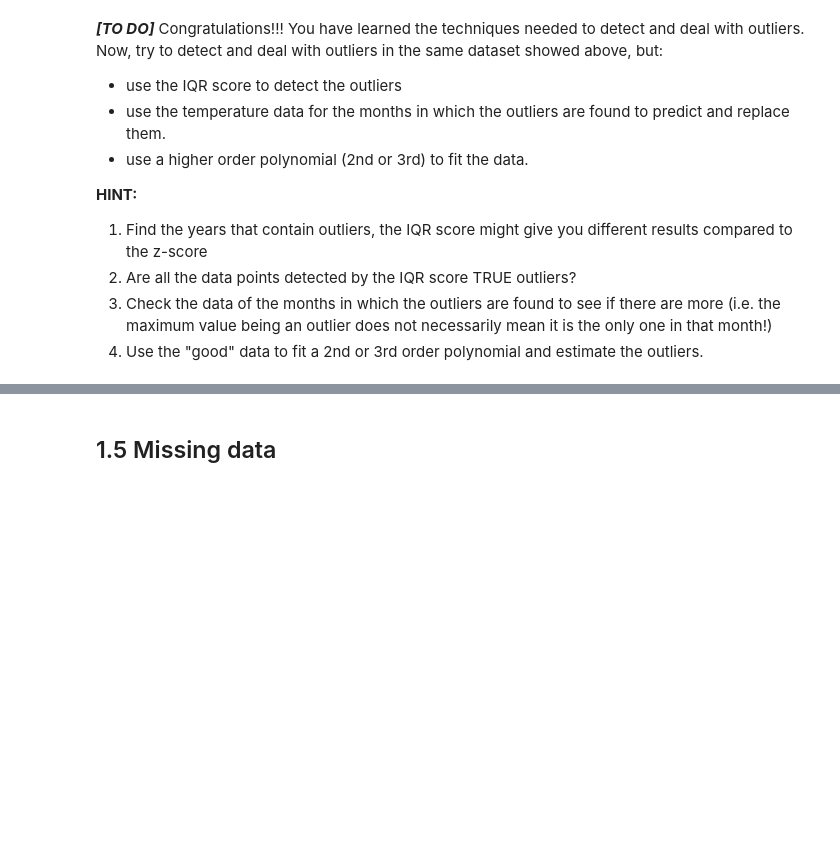
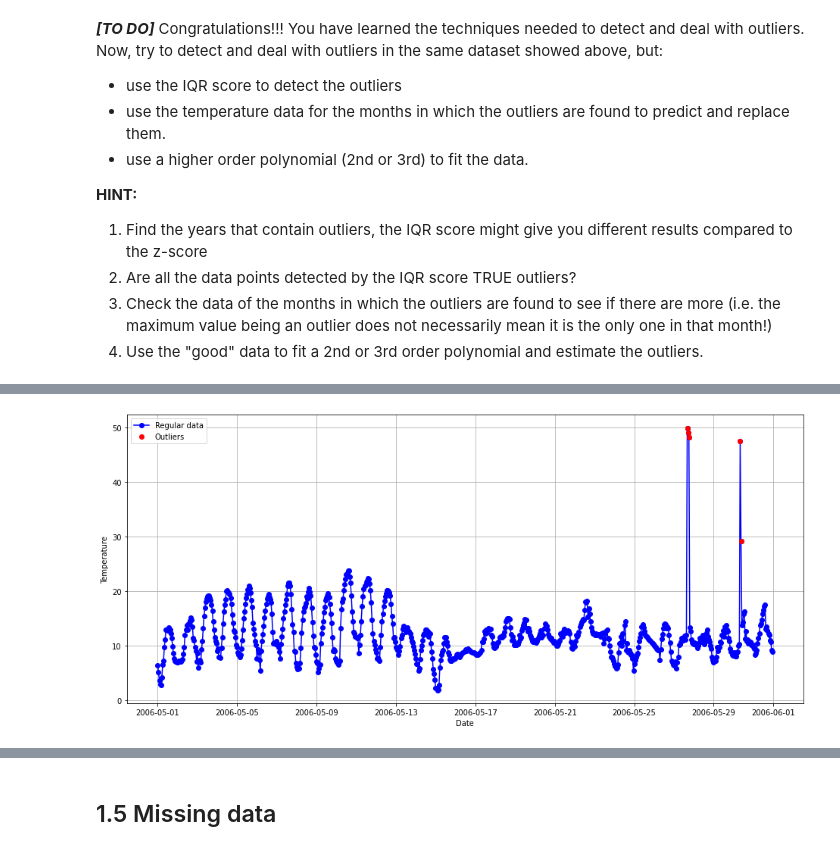
Before and after one commit to UCL-ELEC0136/2-data-processing-lorenzobonito, a Jupyter notebook: 2-data-processing.ipynb, the cells around one changed output, grey strips where cells are left out. Cells and saved outputs as stored; diff of their text form; code cells hidden in the pictures; blank space fills up the shorter version.

```diff
--- a/2-data-processing.ipynb
+++ b/2-data-processing.ipynb
@@ -620,0 +645,24 @@ After replacing, the outlier value predicted by a regression model is:
+# %%
+temp_Odense_May_2006 = df_resampled["Odense"].loc['2006-05-01 00:00:00':'2006-05-31 23:50:00', 'Temp']
+temp_Odense_May_2006_values = temp_Odense_May_2006.values.copy()
+temp_Odense_May_2006_dates = np.array(temp_Odense_May_2006.index.day.tolist().copy())
+
+# Find May 2006 outliers using Z scores
+z = np.abs(stats.zscore(temp_Odense_May_2006))
+threshold = 3
+outlier_loc = np.where(z > threshold)[0]
+May_2006_outliers = temp_Odense_May_2006[outlier_loc]
+print("The data classified as outlier by Z score is:\r\n", May_2006_outliers)
+
+plt.figure(figsize=(16, 7))
+plt.plot(temp_Odense_May_2006, label='Regular data', linestyle='-',  c='b', marker='o')
+plt.plot(May_2006_outliers, label='Outliers', linestyle='None',  c='r', marker='o')
+plt.xlabel('Date')
+plt.ylabel('Temperature')
+plt.grid()
+plt.legend()
+plt.show()
+
+# May 2006 appears to have 5 outliers. Indeed, the plot confirms this is the case. Unlike above, in this case, these points are, in fact, outliers (notice how "spiky" the plot looks in those points),
+# and should thus be dealt with accordingly.
+# %% [output]
@@ -620,0 +677 @@ After replacing, the outlier value predicted by a regression model is:
+[figure, added]
```
Also changed, not shown: parts of 8 cells of this notebook, 2 other files.
